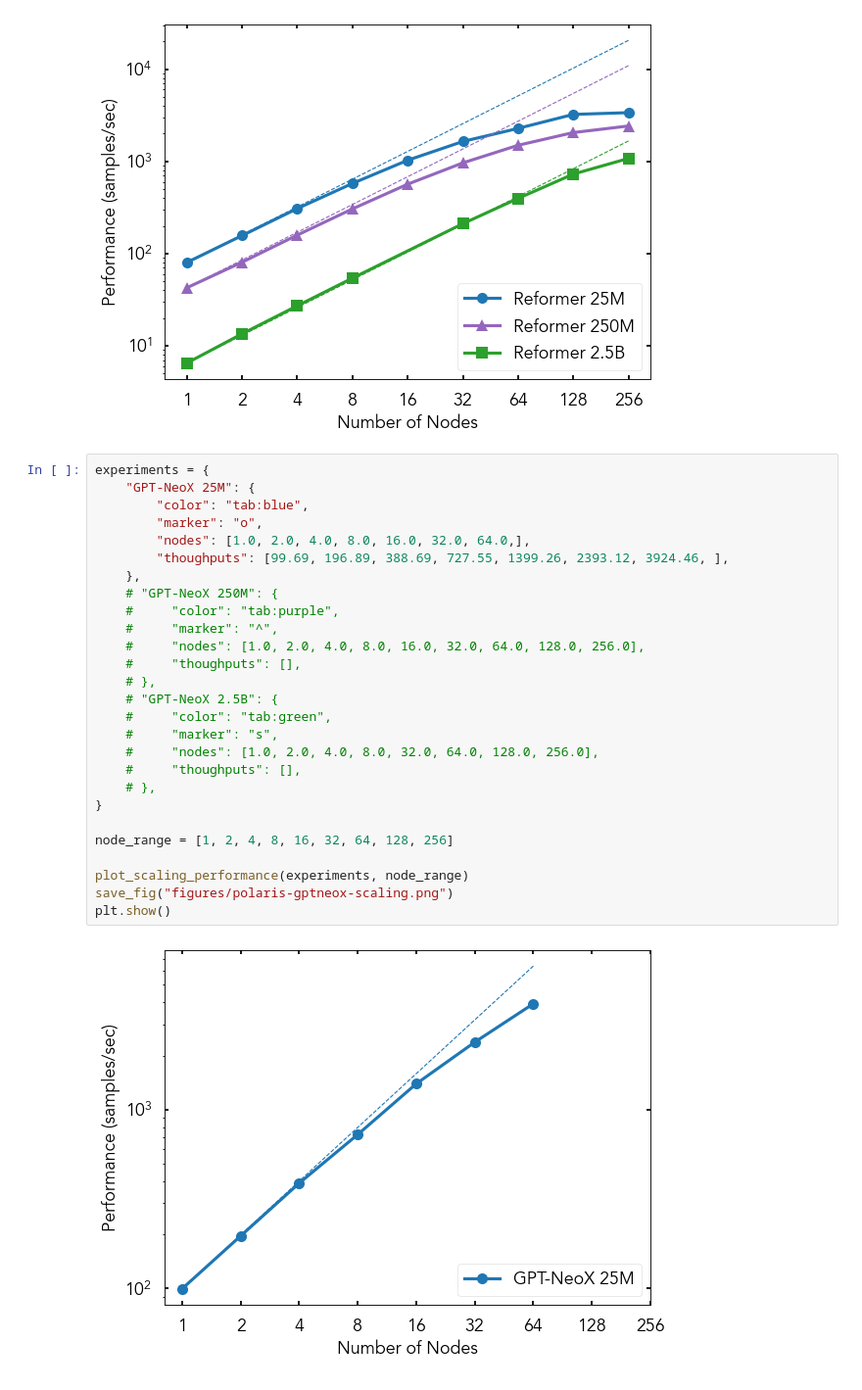
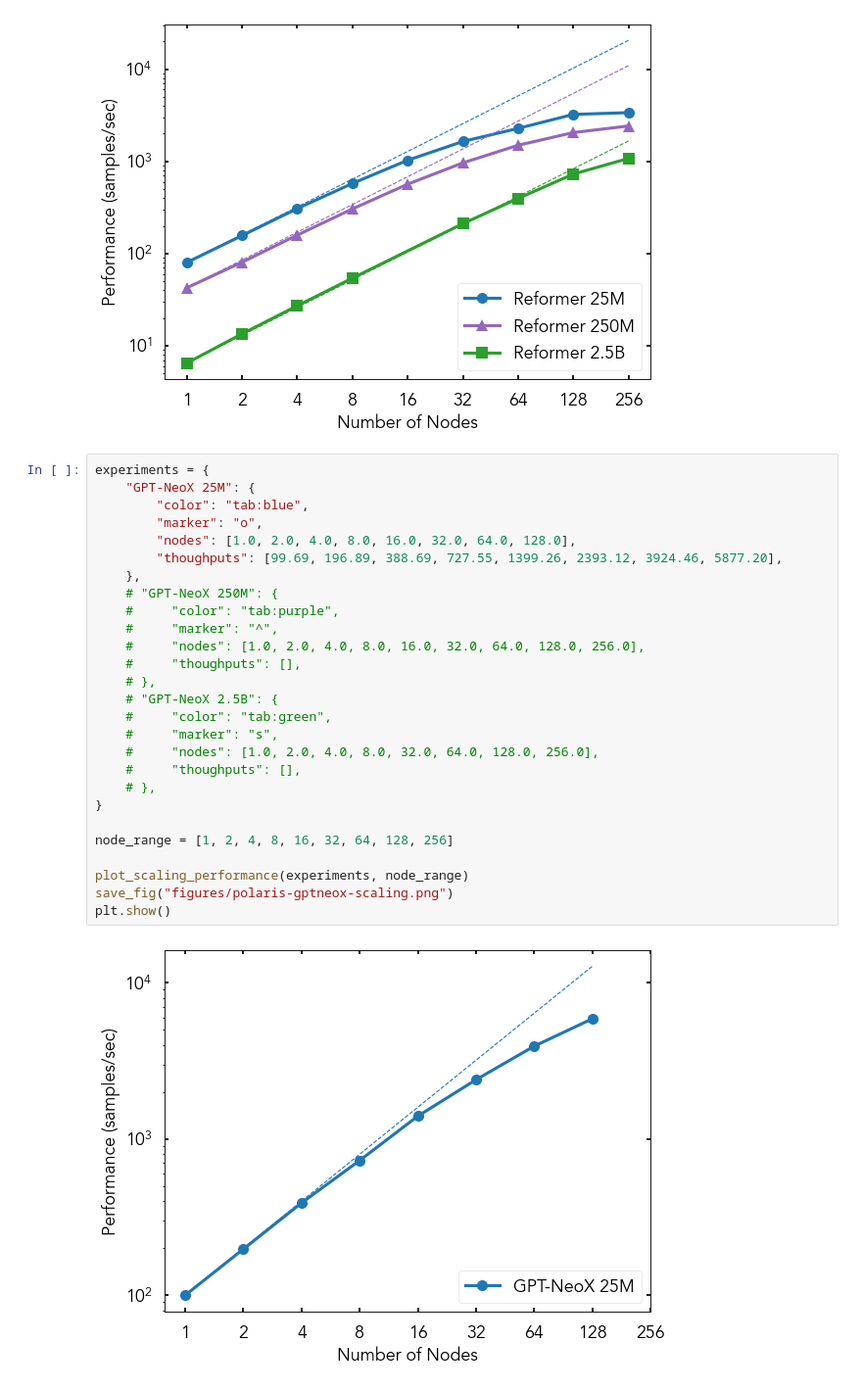
Before and after one commit to ramanathanlab/genslm, a Jupyter notebook: examples/perlmutter/study-perf/perf_scaling.ipynb, the cells around one changed output. Shown at 98% size. Cells and saved outputs as stored; diff of their text form.

```diff
--- a/examples/perlmutter/study-perf/perf_scaling.ipynb
+++ b/examples/perlmutter/study-perf/perf_scaling.ipynb
@@ -91,29 +91,29 @@ plt.show()
 # %%
 experiments = {
     "GPT-NeoX 25M": {
         "color": "tab:blue",
         "marker": "o",
-        "nodes": [1.0, 2.0, 4.0, 8.0, 16.0, 32.0, 64.0,],
-        "thoughputs": [99.69, 196.89, 388.69, 727.55, 1399.26, 2393.12, 3924.46, ],
+        "nodes": [1.0, 2.0, 4.0, 8.0, 16.0, 32.0, 64.0, 128.0],
+        "thoughputs": [99.69, 196.89, 388.69, 727.55, 1399.26, 2393.12, 3924.46, 5877.20],
     },
     # "GPT-NeoX 250M": {
     #     "color": "tab:purple",
     #     "marker": "^",
     #     "nodes": [1.0, 2.0, 4.0, 8.0, 16.0, 32.0, 64.0, 128.0, 256.0],
     #     "thoughputs": [],
     # },
     # "GPT-NeoX 2.5B": {
     #     "color": "tab:green",
     #     "marker": "s",
     #     "nodes": [1.0, 2.0, 4.0, 8.0, 32.0, 64.0, 128.0, 256.0],
     #     "thoughputs": [],
     # },
 }
 
 node_range = [1, 2, 4, 8, 16, 32, 64, 128, 256]
 
 plot_scaling_performance(experiments, node_range)
 save_fig("figures/polaris-gptneox-scaling.png")
 plt.show()
 # %% [output]
-[figure, old version]
+[figure, new version]
```
Also changed, not shown: 2 other files.
